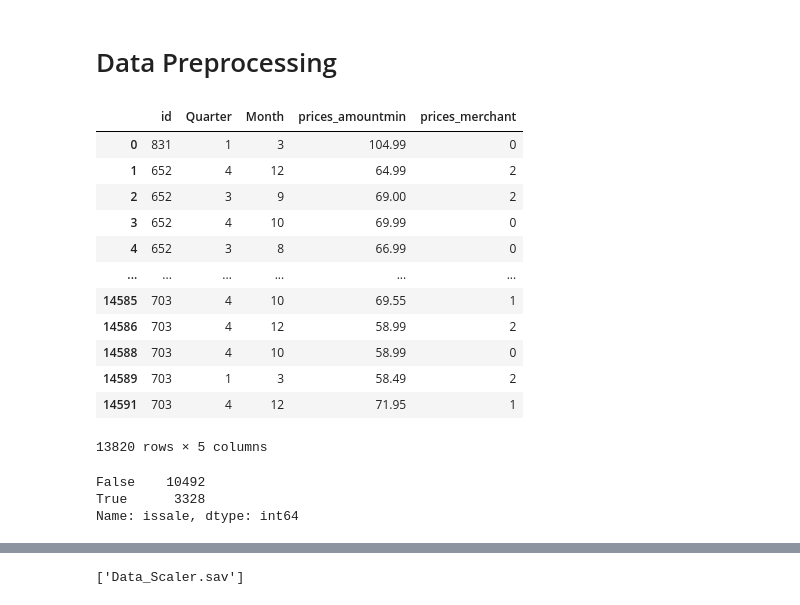
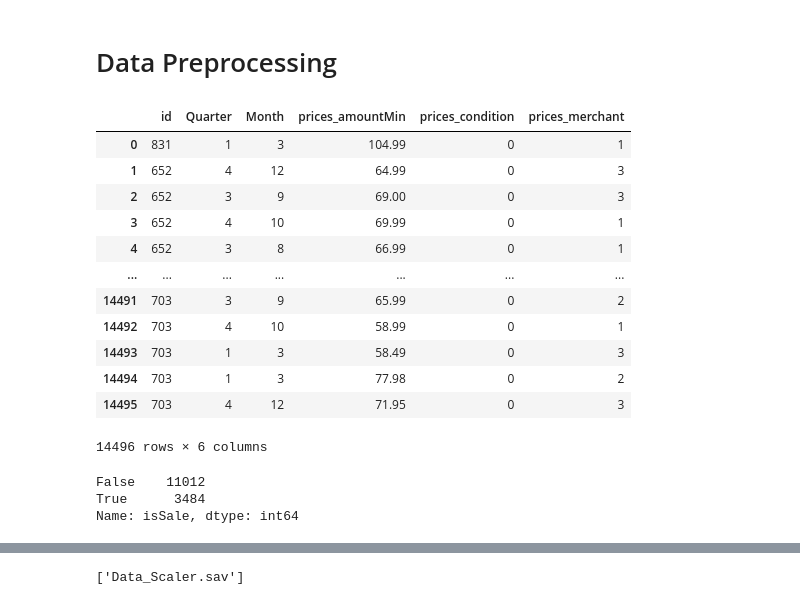
Before and after one commit to Tbrecke01/Price_Evaluator, a Jupyter notebook: Machine_Learning/ML_Model_Training.ipynb, the cells around one changed output, grey strips where cells are left out. Drawn from its saved outputs; the diff is of its cells as text; code cells hidden in the pictures.

```diff
--- a/Machine_Learning/ML_Model_Training.ipynb
+++ b/Machine_Learning/ML_Model_Training.ipynb
@@ -44,11 +44,12 @@ df
 # %%
 # Create features dataframe
 price_df = pd.DataFrame({'id': df['id'],
-                         'Quarter': pd.DatetimeIndex(pd.to_datetime(df['prices_dateseen'])).quarter,
-                         'Month': pd.DatetimeIndex(pd.to_datetime(df['prices_dateseen'])).month,
-                         'prices_amountmin': df['prices_amountmin'],
+                         'Quarter': pd.DatetimeIndex(pd.to_datetime(df['prices_dateSeen'])).quarter,
+                         'Month': pd.DatetimeIndex(pd.to_datetime(df['prices_dateSeen'])).month,
+                         'prices_amountMin': df['prices_amountMin'],
+                         'prices_condition': df['prices_condition'],
                          'prices_merchant': df['prices_merchant'],
-                         'issale': df['prices_issale']
+                         'isSale': df['prices_isSale']
                         })
 price_df.dropna(inplace=True)
 # %%
@@ -82,5 +76,0 @@ Name: prices_merchant, Length: 1558, dtype: int64
-# %%
-# Keep top volume merchants and replace the rest with 'other'
-replace_merchants = list(merchants[merchants < 500].index)
-for m in replace_merchants:
-    price_df.prices_merchant = price_df.prices_merchant.replace(m, 'Other')
@@ -96,6 +77,6 @@ Name: prices_merchant, dtype: int64
 # %%
 # Create X dataframe
-X_df = price_df.drop('issale', axis=1)
+X_df = price_df.drop('isSale', axis=1)
 X_df = X_df
 X_df
 # %% [output]
@@ -117,42 +98,46 @@ X_df
 # %%
 # Encode id and merchant data & save encoders for future use
 id_encoder = LabelEncoder()
+cond_encoder = LabelEncoder()
 merch_encoder = LabelEncoder()
 
 X = X_df.copy()
 
 id_encoder.fit(X['id'])
+cond_encoder.fit(X['prices_condition'])
 merch_encoder.fit(X['prices_merchant'])
 
 X['id'] = id_encoder.transform(X['id'])
+X['prices_condition'] = cond_encoder.transform(X['prices_condition'])
 X['prices_merchant'] = merch_encoder.transform(X['prices_merchant'])
 
 # Save encoders
 joblib.dump(id_encoder, 'ID_Encoder.sav')
+joblib.dump(cond_encoder, 'Condition_Encoder.sav')
 joblib.dump(merch_encoder, 'Merchant_Encoder.sav')
 X
 # %% [output]
-|  | id | Quarter | Month | prices_amountmin | prices_merchant |
-| 0 | 831 | 1 | 3 | 104.99 | 0 |
-| 1 | 652 | 4 | 12 | 64.99 | 2 |
-| 2 | 652 | 3 | 9 | 69.00 | 2 |
-| 3 | 652 | 4 | 10 | 69.99 | 0 |
-| 4 | 652 | 3 | 8 | 66.99 | 0 |
-| ... | ... | ... | ... | ... | ... |
-| 14585 | 703 | 4 | 10 | 69.55 | 1 |
-| 14586 | 703 | 4 | 12 | 58.99 | 2 |
-| 14588 | 703 | 4 | 10 | 58.99 | 0 |
-| 14589 | 703 | 1 | 3 | 58.49 | 2 |
-| 14591 | 703 | 4 | 12 | 71.95 | 1 |
+|  | id | Quarter | Month | prices_amountMin | prices_condition | prices_merchant |
+| 0 | 831 | 1 | 3 | 104.99 | 0 | 1 |
+| 1 | 652 | 4 | 12 | 64.99 | 0 | 3 |
+| 2 | 652 | 3 | 9 | 69.00 | 0 | 3 |
+| 3 | 652 | 4 | 10 | 69.99 | 0 | 1 |
+| 4 | 652 | 3 | 8 | 66.99 | 0 | 1 |
+| ... | ... | ... | ... | ... | ... | ... |
+| 14491 | 703 | 3 | 9 | 65.99 | 0 | 2 |
+| 14492 | 703 | 4 | 10 | 58.99 | 0 | 1 |
+| 14493 | 703 | 1 | 3 | 58.49 | 0 | 3 |
+| 14494 | 703 | 1 | 3 | 77.98 | 0 | 2 |
+| 14495 | 703 | 4 | 12 | 71.95 | 0 | 3 |
-13820 rows × 5 columns
+14496 rows × 6 columns
 # %%
 # Create y dataframe
-y = price_df['issale']
+y = price_df['isSale']
 y.value_counts()
 # %% [output]
-False    10492
-True      3328
-Name: issale, dtype: int64
+False    11012
+True      3484
+Name: isSale, dtype: int64
 # %%
 # Splitting into Train and Test sets
 X_train, X_test, y_train, y_test = train_test_split(X, y, random_state=1)
```
Also changed, not shown: parts of 14 cells of this notebook, 4 other files.
